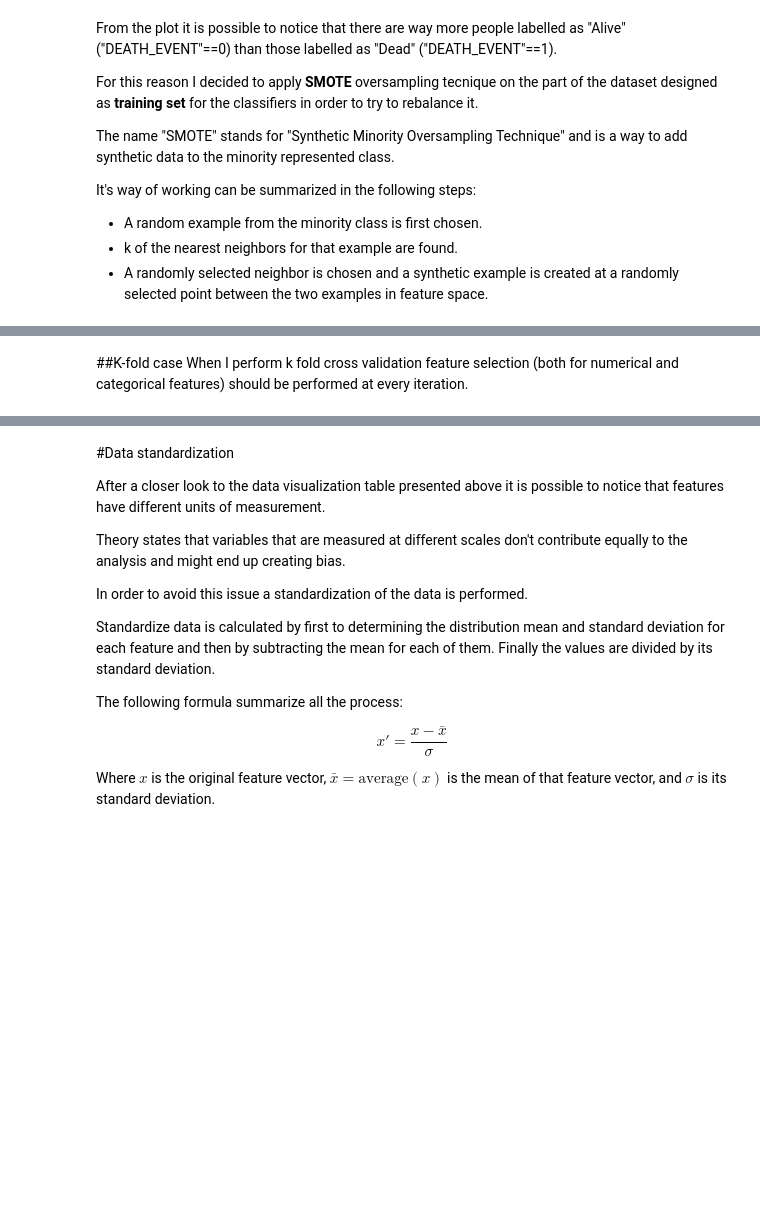
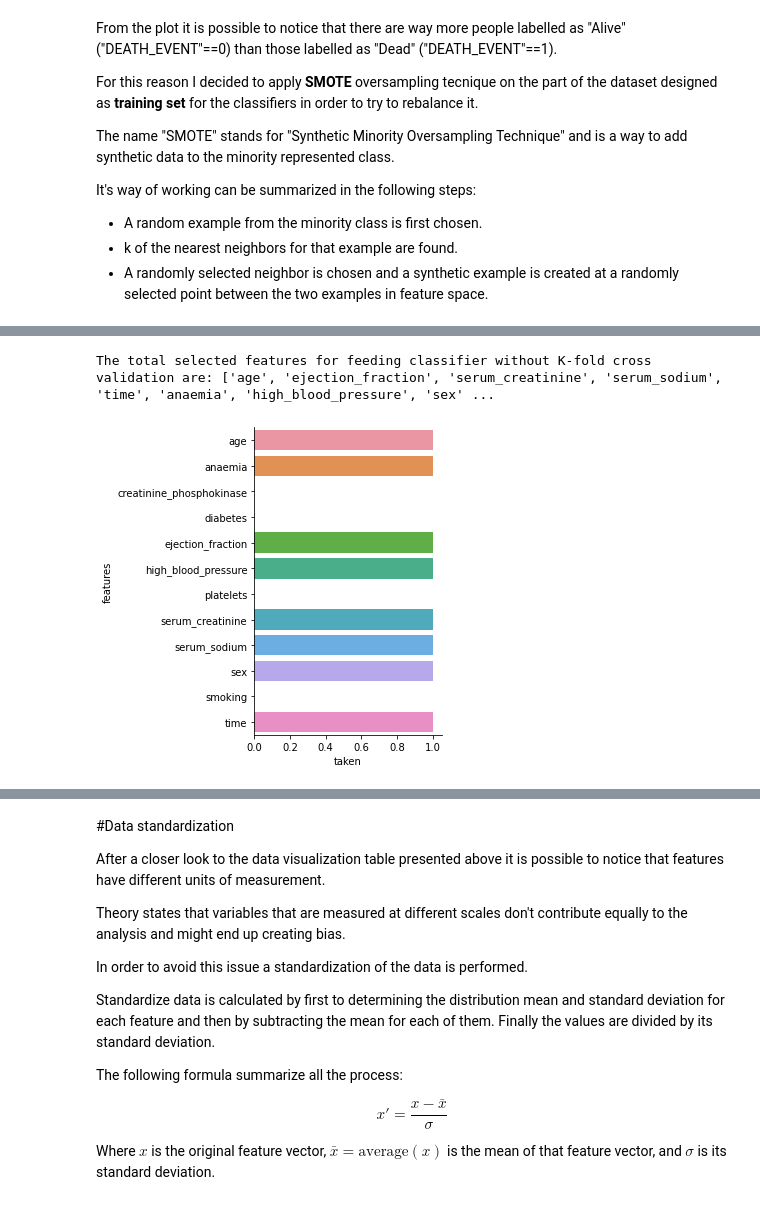
Before and after one commit to ele9996/Heart-failure-clinical-records-analysis, a Jupyter notebook: main.ipynb, the cells around one changed output, grey strips where cells are left out. Saved outputs shown, nothing was run; the diff lists cells and outputs as text; code cells hidden in the pictures; blank space fills up the shorter version.

```diff
--- a/main.ipynb
+++ b/main.ipynb
@@ -472,8 +522,13 @@ x_testsd_numerical_new = x_testsd_numerical.iloc[:,cols]
 # %%
 #creation of the new training,validation and test set
 x_trainstd_fs = pd.concat([x_trainsd_numerical_new, x_trainsd_categorical_new], axis = 1)
 x_valstd_fs = pd.concat([x_valsd_numerical_new, x_valsd_categorical_new], axis = 1)
 x_teststd_fs = pd.concat([x_testsd_numerical_new, x_testsd_categorical_new], axis = 1)
+
+total_sel_col=x_teststd_fs.columns.tolist()
+print("The total selected features for feeding classifier without K-fold cross validation are: {}".format(total_sel_col))
+
+figure=plot_selFeat(total_sel_col, features )
+# %% [output]
+The total selected features for feeding classifier without K-fold cross validation are: ['age', 'ejection_fraction', 'serum_creatinine', 'serum_sodium', 'time', 'anaemia', 'high_blood_pressure', 'sex' ...
+[figure, added]
-# %% [markdown]
-##K-fold case
-When I perform k fold cross validation feature selection (both for numerical and categorical features) should be performed at every iteration.
```
Also changed, not shown: parts of 50 cells of this notebook.
